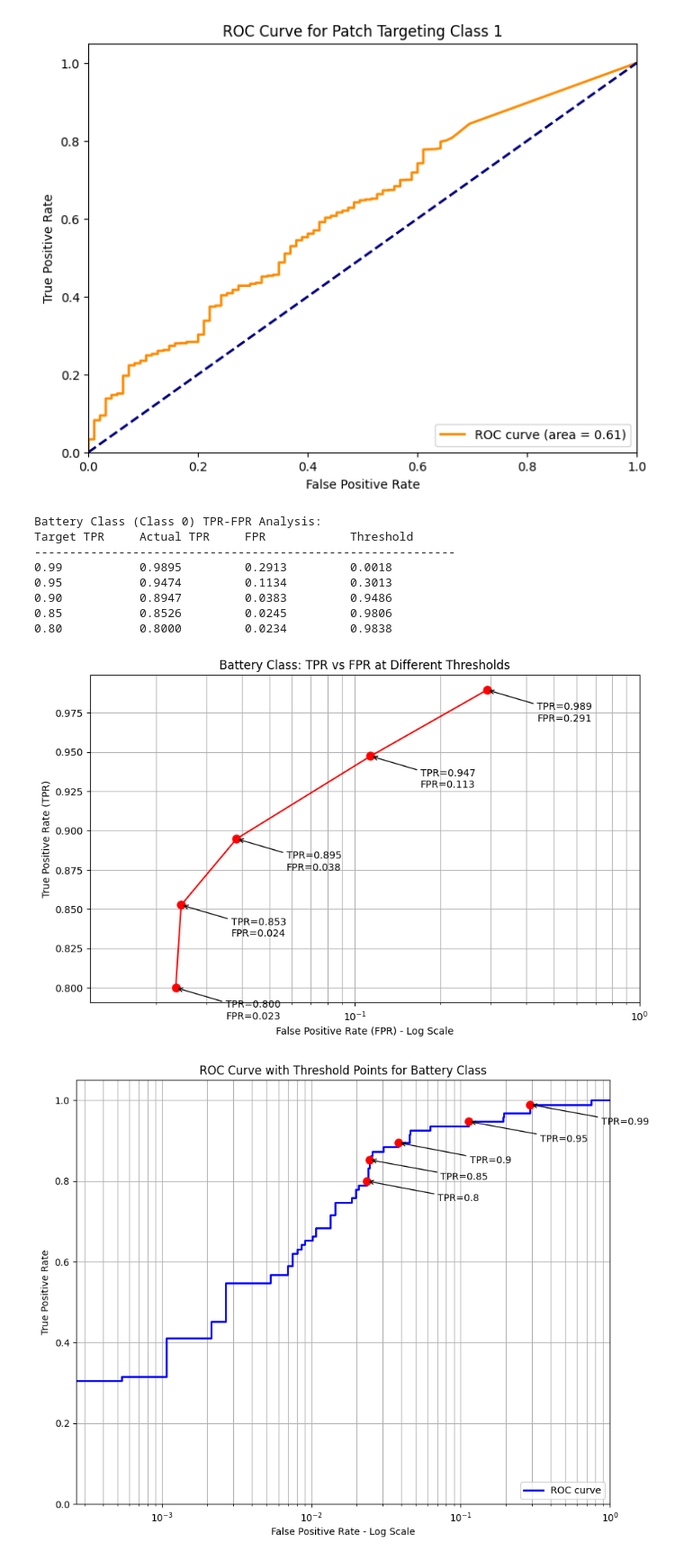
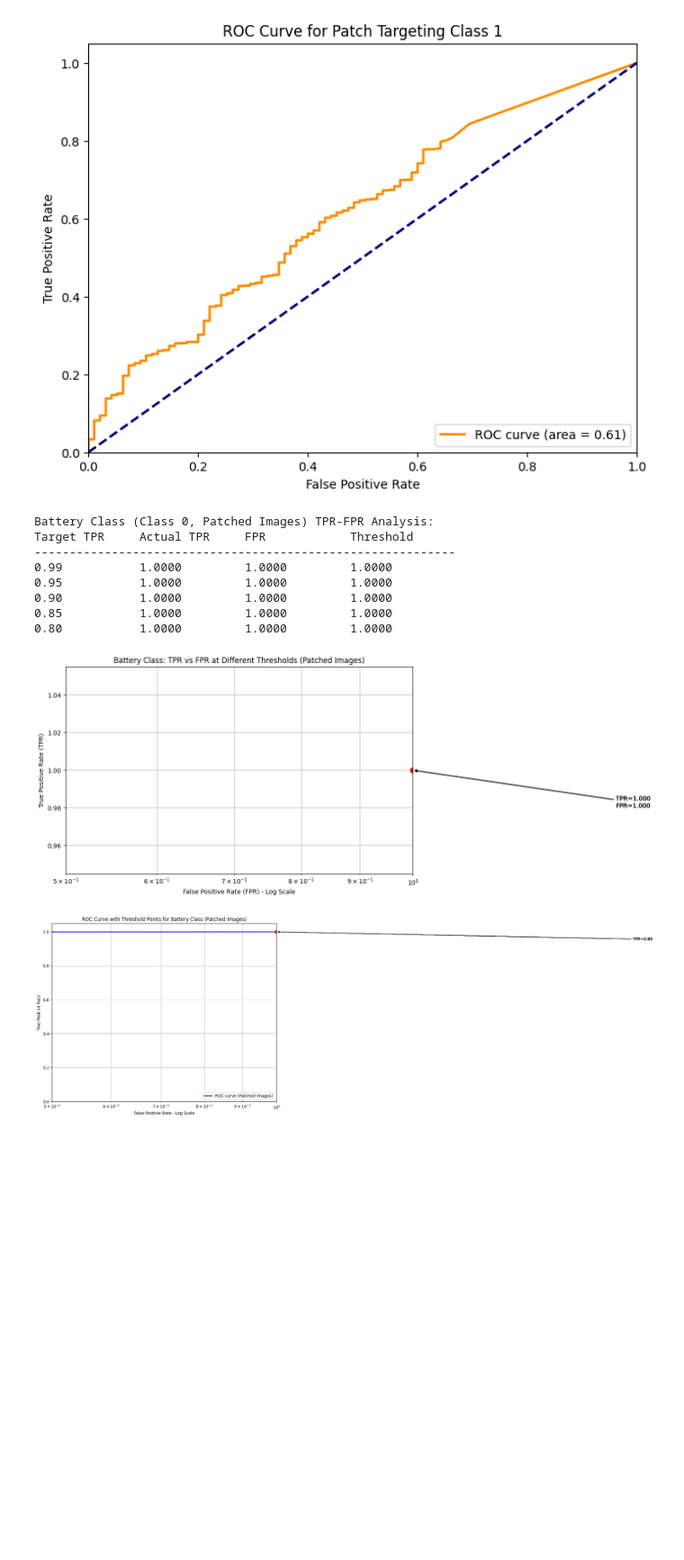
Before and after one commit to tinayiluo0322/ECE_Final_Project_2025, a Jupyter notebook: Thresholad_Address_Imbalance_Garbage_Dataset_Targeted_Adversarial_Attack.ipynb, the cells around one changed output. Shown at 90% size. Saved outputs shown, nothing was run; the diff lists cells and outputs as text; code cells hidden in the pictures; blank space fills up the shorter version.

```diff
--- a/Thresholad_Address_Imbalance_Garbage_Dataset_Targeted_Adversarial_Attack.ipynb
+++ b/Thresholad_Address_Imbalance_Garbage_Dataset_Targeted_Adversarial_Attack.ipynb
@@ -857,8 +828,11 @@ with torch.no_grad():
         if train_on_gpu:
             data, target = data.cuda(), target.cuda()
 
+        # >>> Apply the adversarial patch here <<<
+        patched_data = place_patch(data.clone(), patch_class0)
+
         # Forward pass
-        output = ResNet18(data)
+        output = ResNet18(patched_data)
 
         # Convert to probabilities
         probs = torch.nn.functional.softmax(output, dim=1)
@@ -879,21 +853,15 @@ target_tprs = [0.99, 0.95, 0.90, 0.85, 0.80]
 
 # Function to find threshold for a target TPR
 def find_threshold_for_tpr(y_true, y_score, target_tpr, positive_class=0):
-    # Convert to binary classification problem for battery vs non-battery
     binary_y_true = (y_true == positive_class).astype(int)
-
-    # Calculate ROC curve
     fpr, tpr, thresholds = roc_curve(binary_y_true, y_score)
-
-    # Find the index where TPR is closest to our target
     idx = np.argmin(np.abs(tpr - target_tpr))
-
     return thresholds[idx], fpr[idx], tpr[idx]
 
 # Store TPR and FPR results
 results = []
 
-print("\nBattery Class (Class 0) TPR-FPR Analysis:")
+print("\nBattery Class (Class 0, Patched Images) TPR-FPR Analysis:")
 print(f"{'Target TPR':<15}{'Actual TPR':<15}{'FPR':<15}{'Threshold':<15}")
 print("-" * 60)
 
@@ -920,56 +888,56 @@ for i, (target_tpr, actual_tpr, fpr, _) in enumerate(results):
 
 plt.xlabel('False Positive Rate (FPR) - Log Scale')
 plt.ylabel('True Positive Rate (TPR)')
-plt.title('Battery Class: TPR vs FPR at Different Thresholds')
-plt.grid(True, which="both", ls="-")  # Add gridlines for both major and minor ticks
-plt.xlim([min(fprs)*0.5, 1.0])  # Adjusted x-limit for log scale
-plt.savefig('battery_tpr_vs_fpr_log.png')
+plt.title('Battery Class: TPR vs FPR at Different Thresholds (Patched Images)')
+plt.grid(True, which="both", ls="-")
+plt.xlim([min(fprs)*0.5, 1.0])
+plt.savefig('battery_tpr_vs_fpr_log_patched.png')
 plt.show()
 
 # Also plot ROC curve with log scale
 plt.figure(figsize=(10, 8))
 
 # Calculate full ROC curve
-binary_targets = (all_targets == 0).astype(int)  # Battery class as positive
+binary_targets = (all_targets == 0).astype(int)
 fpr_full, tpr_full, _ = roc_curve(binary_targets, battery_probs)
 
-# Plot ROC curve with log scale on x-axis
-plt.semilogx(fpr_full, tpr_full, 'b-', lw=2, label='ROC curve')
+# Plot ROC curve with log scale
+plt.semilogx(fpr_full, tpr_full, 'b-', lw=2, label='ROC curve (Patched Images)')
 
 # Plot threshold points
 for i, (target_tpr, actual_tpr, fpr, _) in enumerate(results):
     plt.plot(fpr, actual_tpr, 'ro', markersize=8)
     plt.annotate(f"TPR={target_tpr}",
                  xy=(fpr, actual_tpr),
-                 xytext=(fpr*3, actual_tpr-0.05),  # Adjusted for log scale
+                 xytext=(fpr*3, actual_tpr-0.05),
                  arrowprops=dict(arrowstyle="->", connectionstyle="arc3"))
 
 plt.xlim([min(fpr_full[fpr_full > 0])*0.5, 1.0])  # Avoid log(0) error by finding minimum non-zero FPR
 plt.ylim([0.0, 1.05])
 plt.xlabel('False Positive Rate - Log Scale')
 plt.ylabel('True Positive Rate')
-plt.title('ROC Curve with Threshold Points for Battery Class')
+plt.title('ROC Curve with Threshold Points for Battery Class (Patched Images)')
 plt.legend(loc="lower right")
 plt.grid(True, which="both", ls="-")
-plt.savefig('battery_roc_with_thresholds_log.png')
+plt.savefig('battery_roc_with_thresholds_log_patched.png')
 plt.show()
 
 # Create a table of results
-print("\nSummary of Battery Class TPR-FPR Relationship:")
+print("\nSummary of Battery Class TPR-FPR Relationship (Patched Images):")
 print(f"{'Target TPR':<15}{'Actual TPR':<15}{'FPR':<15}{'TPR/FPR Ratio':<15}")
 print("-" * 60)
 
 for target_tpr, actual_tpr, fpr, _ in results:
     ratio = actual_tpr / fpr if fpr > 0 else float('inf')
     print(f"{target_tpr:<15.2f}{actual_tpr:<15.4f}{fpr:<15.4f}{ratio:<15.4f}")
 # %% [output]
-Battery Class (Class 0) TPR-FPR Analysis:
+Battery Class (Class 0, Patched Images) TPR-FPR Analysis:
 Target TPR     Actual TPR     FPR            Threshold
 ------------------------------------------------------------
-0.99           0.9895         0.2913         0.0018
-0.95           0.9474         0.1134         0.3013
-0.90           0.8947         0.0383         0.9486
-0.85           0.8526         0.0245         0.9806
-0.80           0.8000         0.0234         0.9838
+0.99           1.0000         1.0000         1.0000
+0.95           1.0000         1.0000         1.0000
+0.90           1.0000         1.0000         1.0000
+0.85           1.0000         1.0000         1.0000
+0.80           1.0000         1.0000         1.0000
-[figure, old version]
+[figure, new version]
-[figure, old version]
+[figure, new version]
```
Also changed, not shown: parts of 3 cells of this notebook.
